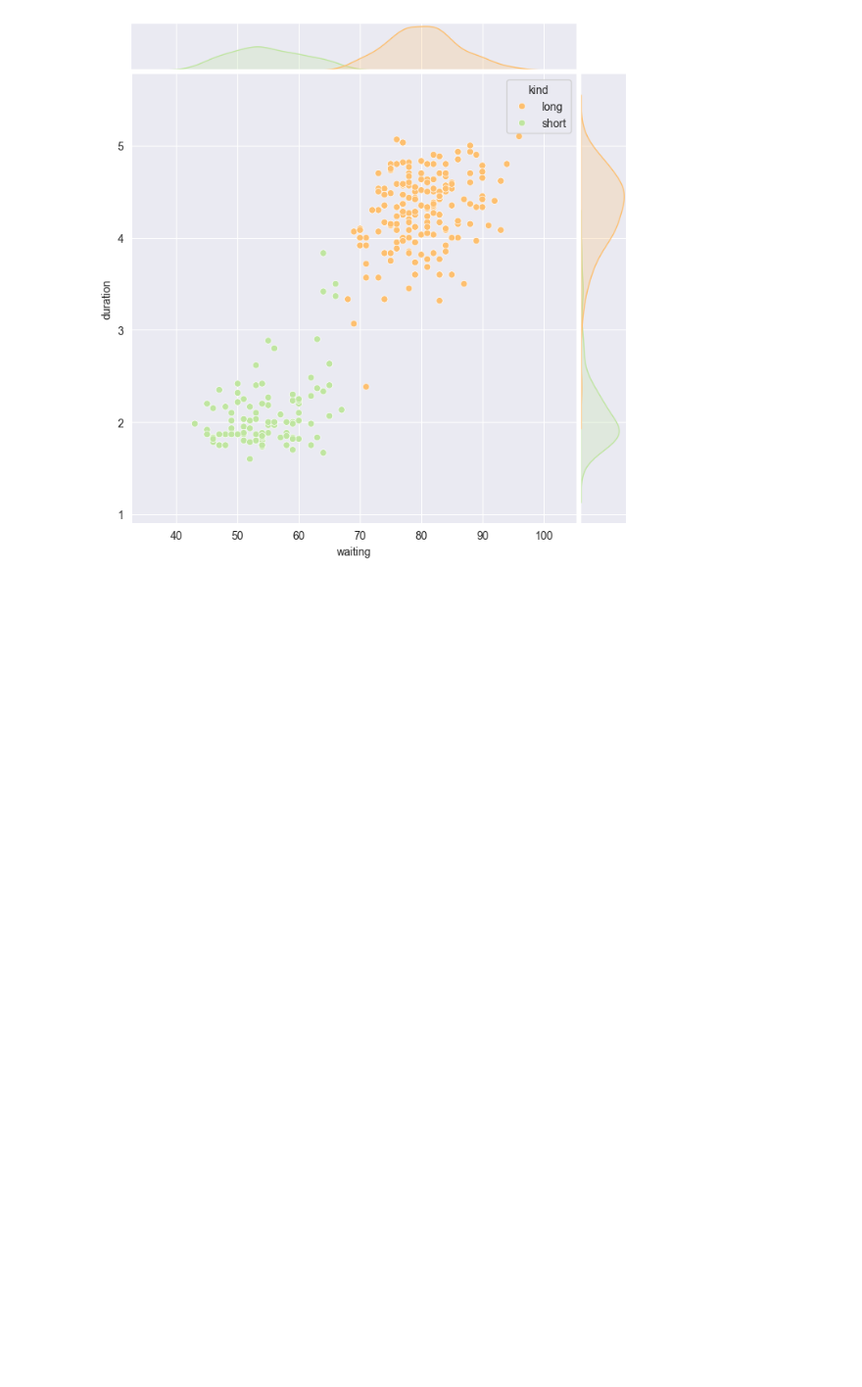
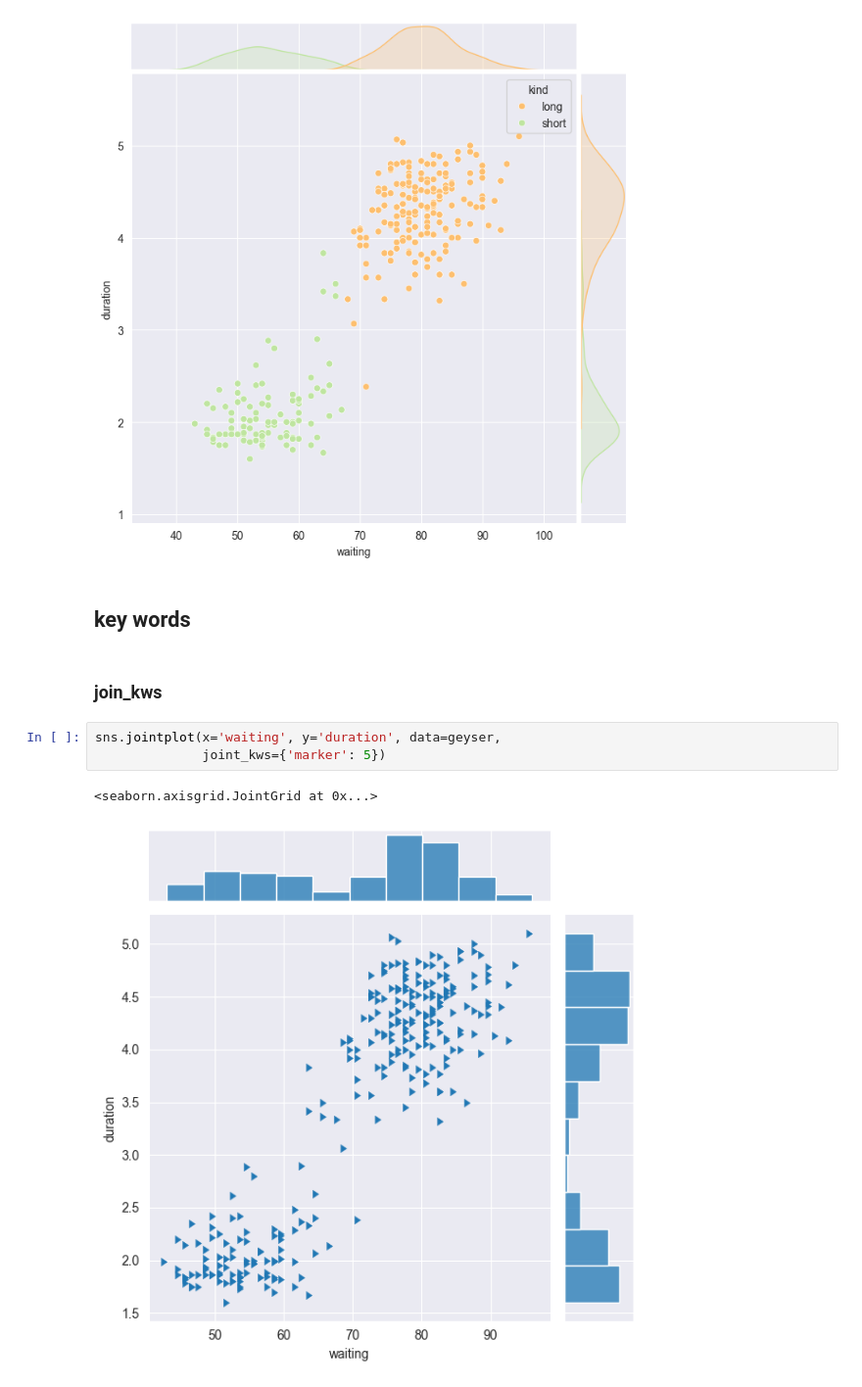
Before and after one commit to JOMYYYYYY/seaborn-projects, a Jupyter notebook: joinplot.ipynb, the cells around one changed output. Shown at 98% size. Saved outputs shown, nothing was run; the diff lists cells and outputs as text; blank space fills up the shorter version.

```diff
--- a/joinplot.ipynb
+++ b/joinplot.ipynb
@@ -147,3 +147,13 @@ sns.jointplot(x='waiting', y='duration', data=geyser,hue='kind',palette='Spectra
 # %% [output]
 <seaborn.axisgrid.JointGrid at 0x...>
 [figure]
+# %% [markdown]
+## key words
+# %% [markdown]
+### join_kws
+# %%
+sns.jointplot(x='waiting', y='duration', data=geyser,
+              joint_kws={'marker': 5})
+# %% [output]
+<seaborn.axisgrid.JointGrid at 0x...>
+[figure, added]
```
Also changed, not shown: parts of 6 cells of this notebook.
